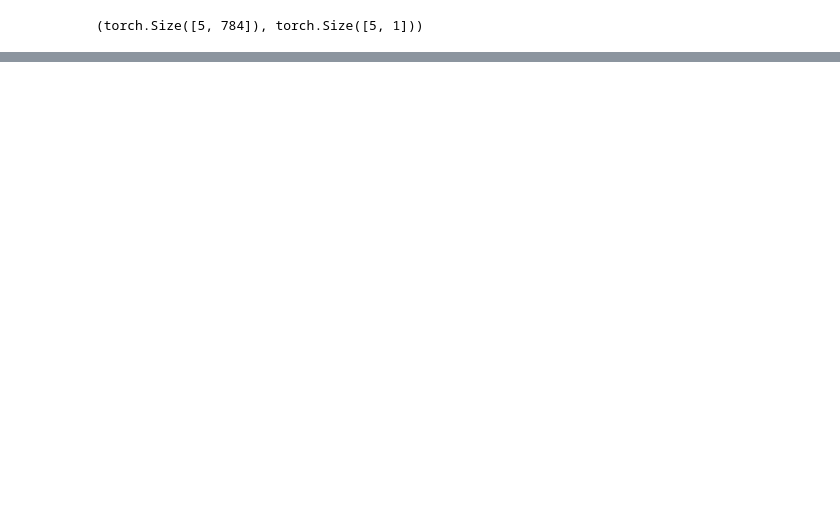
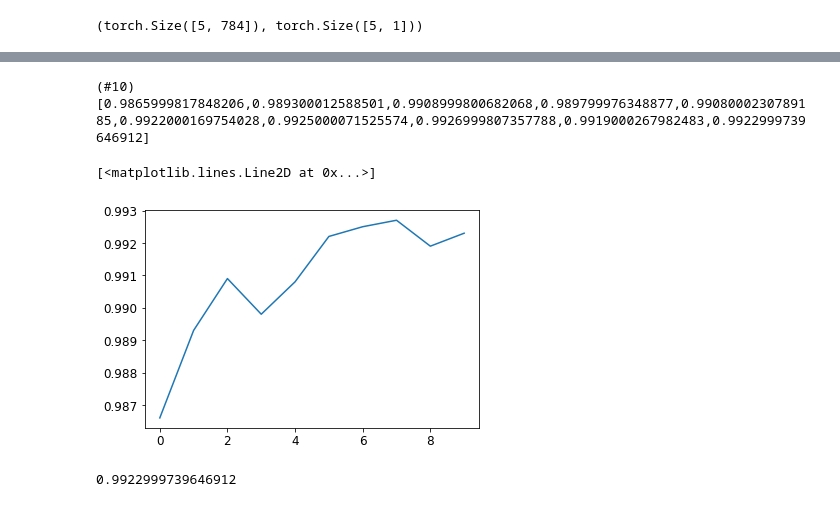
Before and after one commit to gkovaig/fastbook, a Jupyter notebook: 04_mnist_full_from_scratch_2a.ipynb, the cells around one changed output, grey strips where cells are left out. Drawn from its saved outputs; the diff is of its cells as text; code cells hidden in the pictures; blank space fills up the shorter version.

```diff
--- a/04_mnist_full_from_scratch_2a.ipynb
+++ b/04_mnist_full_from_scratch_2a.ipynb
@@ -154,0 +501,16 @@ TypeError: loss_func() takes 1 positional argument but 2 were given
+# %%
+# check accuracy with resnet34, 10 epochs, with GPU
+path = untar_data(URLs.MNIST)
+!mv /root/.fastai/data/mnist_png/training /root/.fastai/data/mnist_png/train
+!mv /root/.fastai/data/mnist_png/testing /root/.fastai/data/mnist_png/valid
+# %%
+dls = ImageDataLoaders.from_folder(path)
+learn = cnn_learner(
+    dls=dls,
+    arch=resnet34,
+    pretrained=False,
+    loss_func=F.cross_entropy,
+    metrics=accuracy
+)
+
+%time learn.fit(10, lr=0.1)
@@ -154,0 +661,9 @@ TypeError: loss_func() takes 1 positional argument but 2 were given
+# %%
+L(learn.recorder.values).itemgot(2)
+# %% [output]
+(#10) [0.9865999817848206,0.989300012588501,0.9908999800682068,0.989799976348877,0.9908000230789185,0.9922000169754028,0.9925000071525574,0.9926999807357788,0.9919000267982483,0.9922999739646912]
+# %%
+plt.plot(L(learn.recorder.values).itemgot(2))
+# %% [output]
+[<matplotlib.lines.Line2D at 0x...>]
+[figure, added]
@@ -154,0 +672,4 @@ TypeError: loss_func() takes 1 positional argument but 2 were given
+# %%
+learn.recorder.values[-1][2]
+# %% [output]
+0.9922999739646912
```
Also changed, not shown: parts of 72 cells of this notebook, 4 other files.
